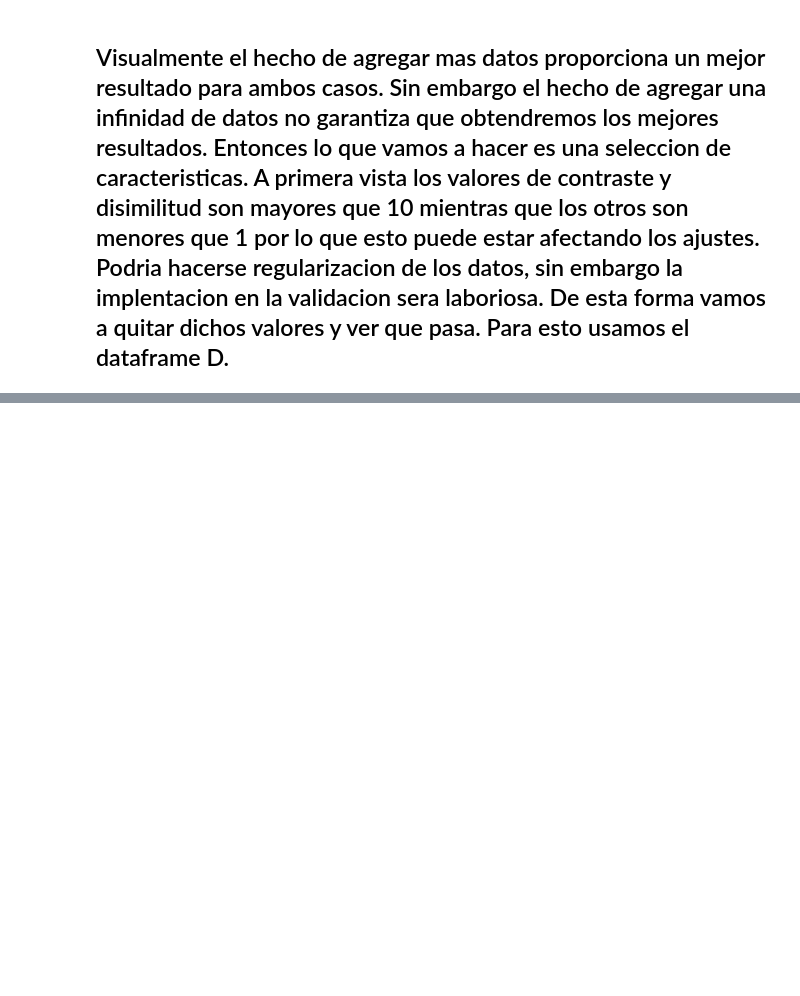
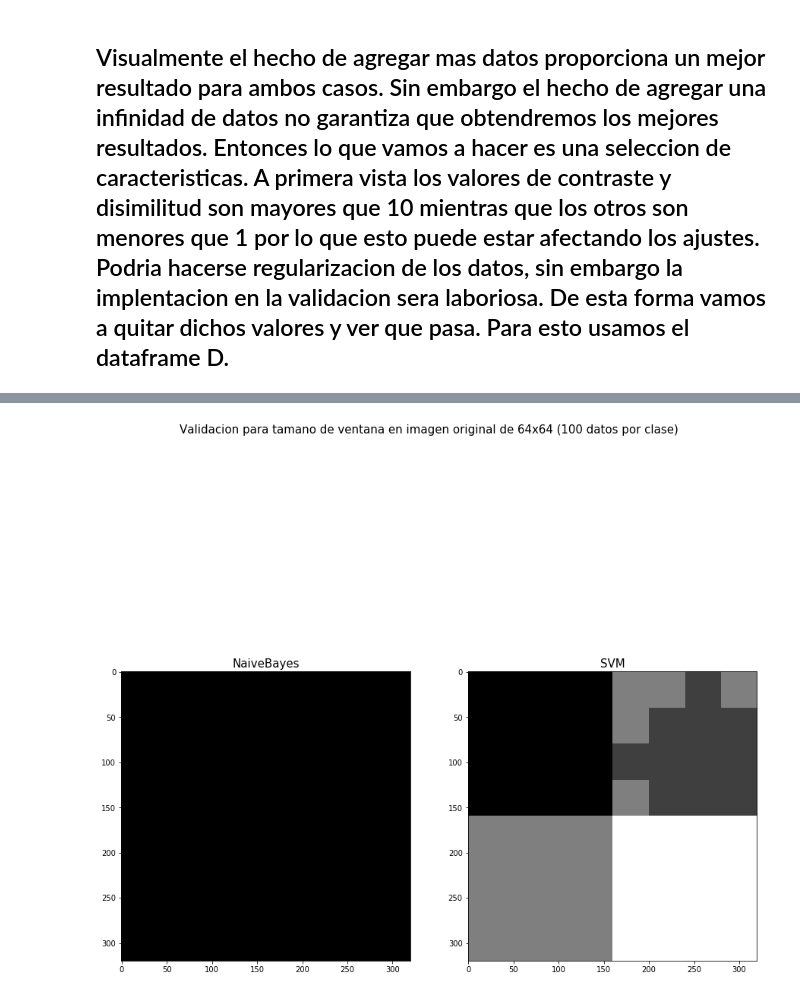
Before and after one commit to Pedri0/Texturas, a Jupyter notebook: Texturas.ipynb, the cells around one changed output, grey strips where cells are left out. Saved outputs shown, nothing was run; the diff lists cells and outputs as text; code cells hidden in the pictures; blank space fills up the shorter version.

```diff
--- a/Texturas.ipynb
+++ b/Texturas.ipynb
@@ -421,0 +562,20 @@ x =  (D.drop(columns=['Contraste','Disimilitud','Clase'])).to_numpy()
+# %%
+x5 =  (D.drop(columns=['Energia','ASM','Homegeneidad','Correlacion','Clase'])).to_numpy()
+#definimos y entrenamos nuestro clasificador categorico de bayes con los nuevos
+categorica5 = CategoricalNB()
+categorica5.fit(x5,yT)
+#Definimos y entrenamos con los nuevos datos
+maquinaSoporte5 = svm.SVC(kernel='linear', C=1)
+maquinaSoporte5.fit(x5,yT)
+#validamos con SVM nuestra imagen de prueba, con tamano de ventana de 40x40
+ImagenSVM5 = validacion1(40,prueba,maquinaSoporte5,0,2)
+#validamos con Bayes nuestra imagen de prueba con tamano de ventana de 40x40
+ImagenBay5 = validacion1(40,prueba,categorica5,0,2)
+#graficamos ambas imagenes que acabamos de obtener con todo y descripcion
+f, axarr = plt.subplots(1,2,figsize=(15,15))
+f.suptitle('Validacion para tamano de ventana en imagen original de 64x64 (100 datos por clase)', fontsize=15)
+axarr[0].set_title('NaiveBayes',fontsize=15)
+axarr[0].imshow(ImagenBay5,cmap='gray')
+axarr[1].set_title('SVM',fontsize=15)
+axarr[1].imshow(ImagenSVM5,cmap='gray')
+plt.show()
@@ -421,0 +584,22 @@ x =  (D.drop(columns=['Contraste','Disimilitud','Clase'])).to_numpy()
+# %%
+x6 =  (D.drop(columns=['Contraste','ASM','Homegeneidad','Disimilitud','Clase'])).to_numpy()
+#definimos y entrenamos nuestro clasificador categorico de bayes con los nuevos
+categorica6 = CategoricalNB()
+categorica6.fit(x6,yT)
+#Definimos y entrenamos con los nuevos datos
+maquinaSoporte6 = svm.SVC(kernel='linear', C=1)
+maquinaSoporte6.fit(x6,yT)
+#validamos con SVM nuestra imagen de prueba, con tamano de ventana de 40x40
+ImagenSVM6 = validacion1(40,prueba,maquinaSoporte6,4,6)
+#validamos con Bayes nuestra imagen de prueba con tamano de ventana de 40x40
+ImagenBay6 = validacion1(40,prueba,categorica6,4,6)
+#graficamos ambas imagenes que acabamos de obtener con todo y descripcion
+f, axarr = plt.subplots(1,2,figsize=(15,15))
+f.suptitle('Validacion para tamano de ventana en imagen original de 64x64 (100 datos por clase)', fontsize=15)
+axarr[0].set_title('NaiveBayes',fontsize=15)
+axarr[0].imshow(ImagenBay6,cmap='gray')
+axarr[1].set_title('SVM',fontsize=15)
+axarr[1].imshow(ImagenSVM6,cmap='gray')
+plt.show()
+# %% [output]
+[figure, added]
```
Also changed, not shown: parts of 14 cells of this notebook.
